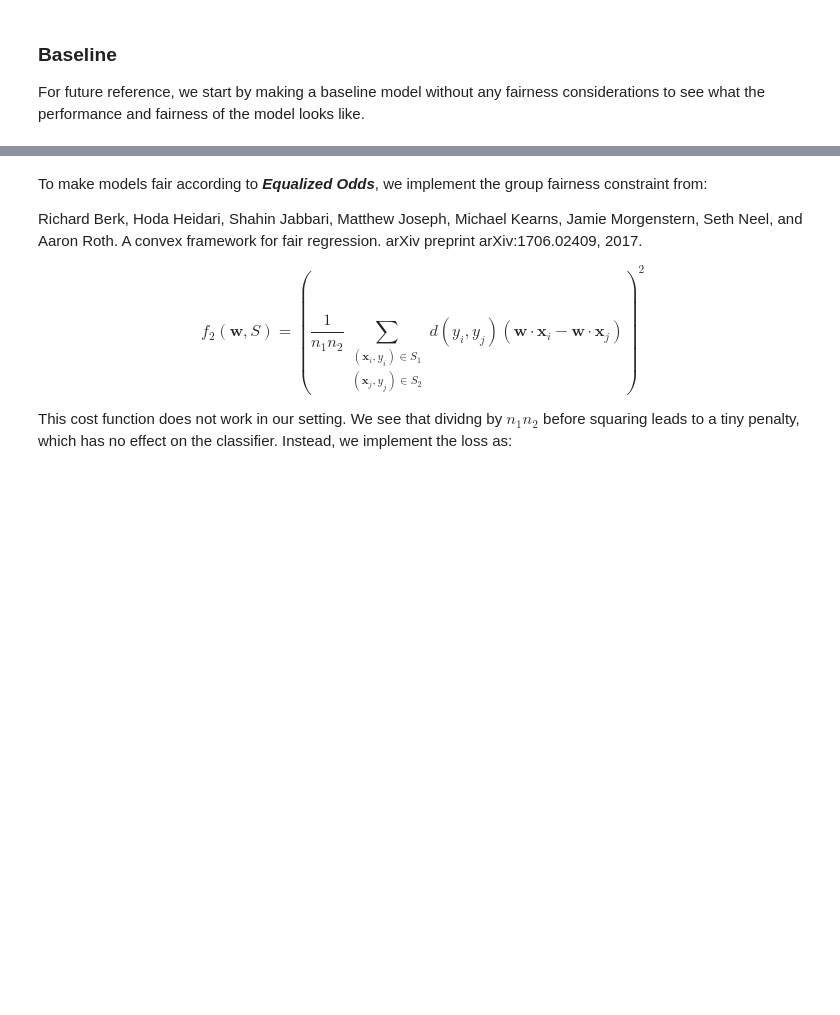
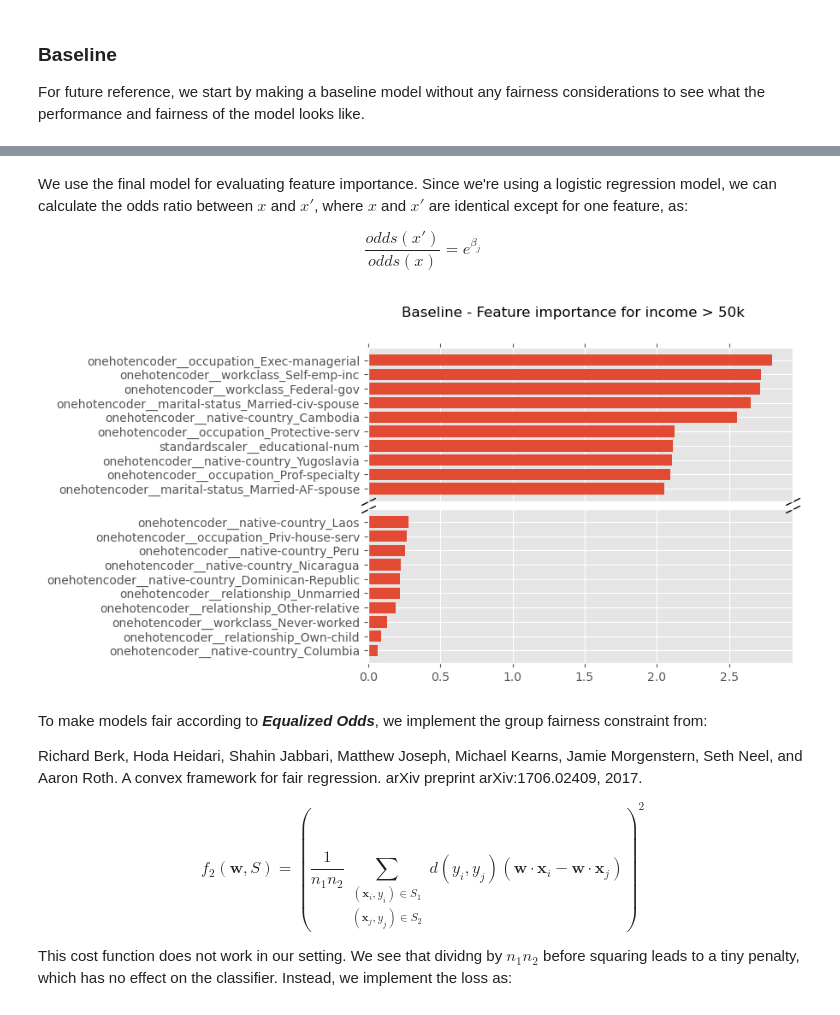
Before and after one commit to Marcus-Friis/afae-exam, a Jupyter notebook: notebook.ipynb, the cells around one changed output, grey strips where cells are left out. Drawn from its saved outputs; the diff is of its cells as text; code cells hidden in the pictures; blank space fills up the shorter version.

```diff
--- a/notebook.ipynb
+++ b/notebook.ipynb
@@ -57,11 +66,11 @@ class BinaryLogisticRegression(nn.Module):
                  in_dim: int):
         super().__init__()
 
-        self.layer = nn.Linear(in_dim, 1)
+        self.linear = nn.Linear(in_dim, 1)
         self.sigmoid = nn.Sigmoid()
 
     def forward(self, x):
-        return self.sigmoid(self.layer(x)).flatten()
+        return self.sigmoid(self.linear(x)).flatten()
 
     def fit(self, x, y, batch_size=64, n_iter=10):
         criterion = nn.BCELoss()
@@ -218,3 +222,35 @@ False case       0.7591767777607127 0.9383057090239411
+# %% [markdown]
+We use the final model for evaluating feature importance. Since we're using a logistic regression model, we can calculate the odds ratio between $x$ and $x'$, where $x$ and $x'$ are identical except for one feature, as:
+
+$$
+\frac{odds(x')}{odds(x)} = e^{\beta_j}
+$$
+# %%
+def plot_feature_importance(feature_importance, labels):
+    fig, (ax1, ax2) = plt.subplots(2, sharex=True)
+    fig.subplots_adjust(hspace=0.05)
+    idx = np.argsort(feature_importance)
+    idx = np.concatenate((idx[:10], idx[-10:]))
+
+    ax1.barh(preprocessing.get_feature_names_out()[idx[10:]], feature_importance[idx[10:]])
+    ax2.barh(preprocessing.get_feature_names_out()[idx[:10]], feature_importance[idx[:10]])
+
+    ax1.xaxis.tick_top()
+
+    d = .5
+    kwargs = dict(marker=[(-1, -d), (1, d)], markersize=12,
+                linestyle="none", color='k', mec='k', mew=1, clip_on=False)
+    ax1.plot([0, 1], [0, 0], transform=ax1.transAxes, **kwargs)
+    ax2.plot([0, 1], [1, 1], transform=ax2.transAxes, **kwargs)
+
+    return fig, (ax1, ax2)
+
+feature_importance = torch.exp(model.linear.weight).detach().numpy().squeeze()
+fig, (ax1, ax2) = plot_feature_importance(feature_importance, preprocessing.get_feature_names_out())
+fig.suptitle('Baseline - Feature importance for income > 50k')
+savefig('baseline_feature_importance.svg')
+# %% [output]
+[figure, added]
 # %% [markdown]
 To make models fair according to ***Equalized Odds***, we implement the group fairness constraint from:
 
```
Also changed, not shown: parts of 24 cells of this notebook, 5 other files.
